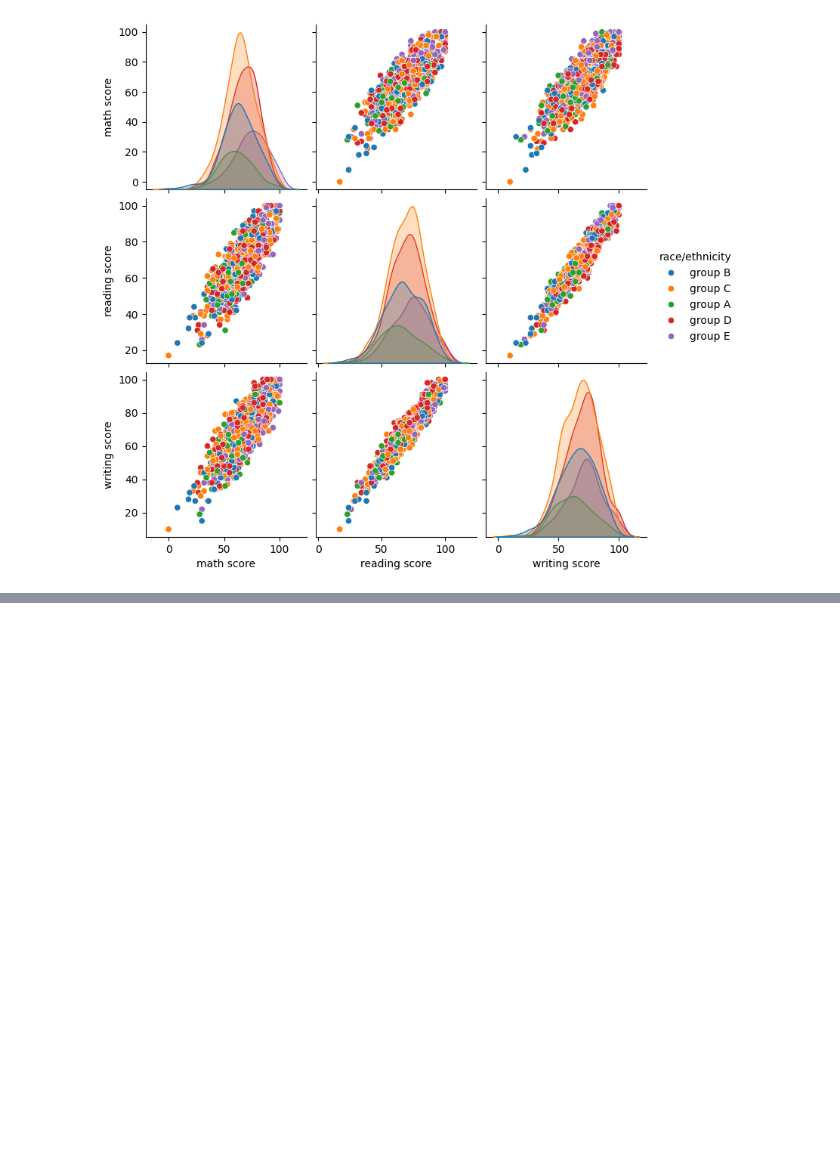
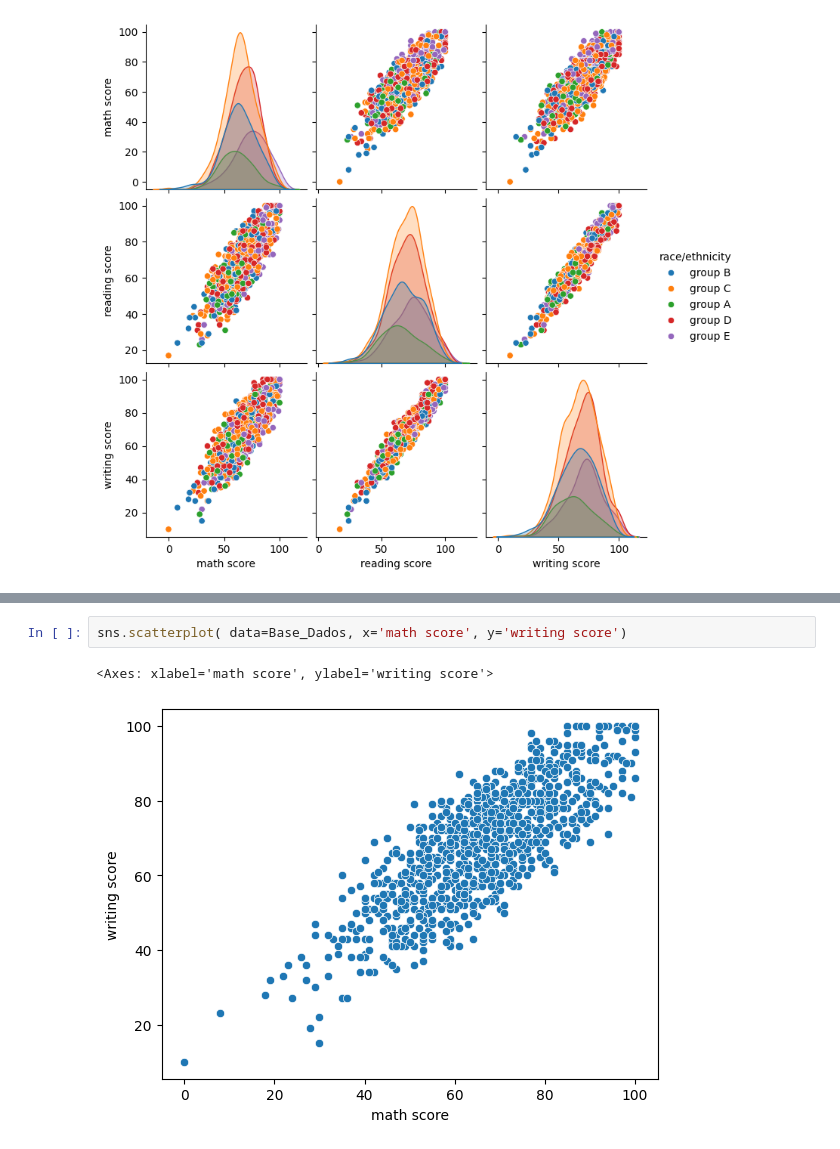
Before and after one commit to FelipeAngeli/Projeto_Estudantes, a Jupyter notebook: Projeto_Estudantes.ipynb, the cells around one changed output, grey strips where cells are left out. Cells and saved outputs as stored; diff of their text form; blank space fills up the shorter version.

```diff
--- a/Projeto_Estudantes.ipynb
+++ b/Projeto_Estudantes.ipynb
@@ -188,0 +215,5 @@ sns.pairplot( Base_Dados, hue='race/ethnicity' )
+# %%
+sns.scatterplot( data=Base_Dados, x='math score', y='writing score')
+# %% [output]
+<Axes: xlabel='math score', ylabel='writing score'>
+[figure, added]
```
Also changed, not shown: parts of 4 cells of this notebook.
